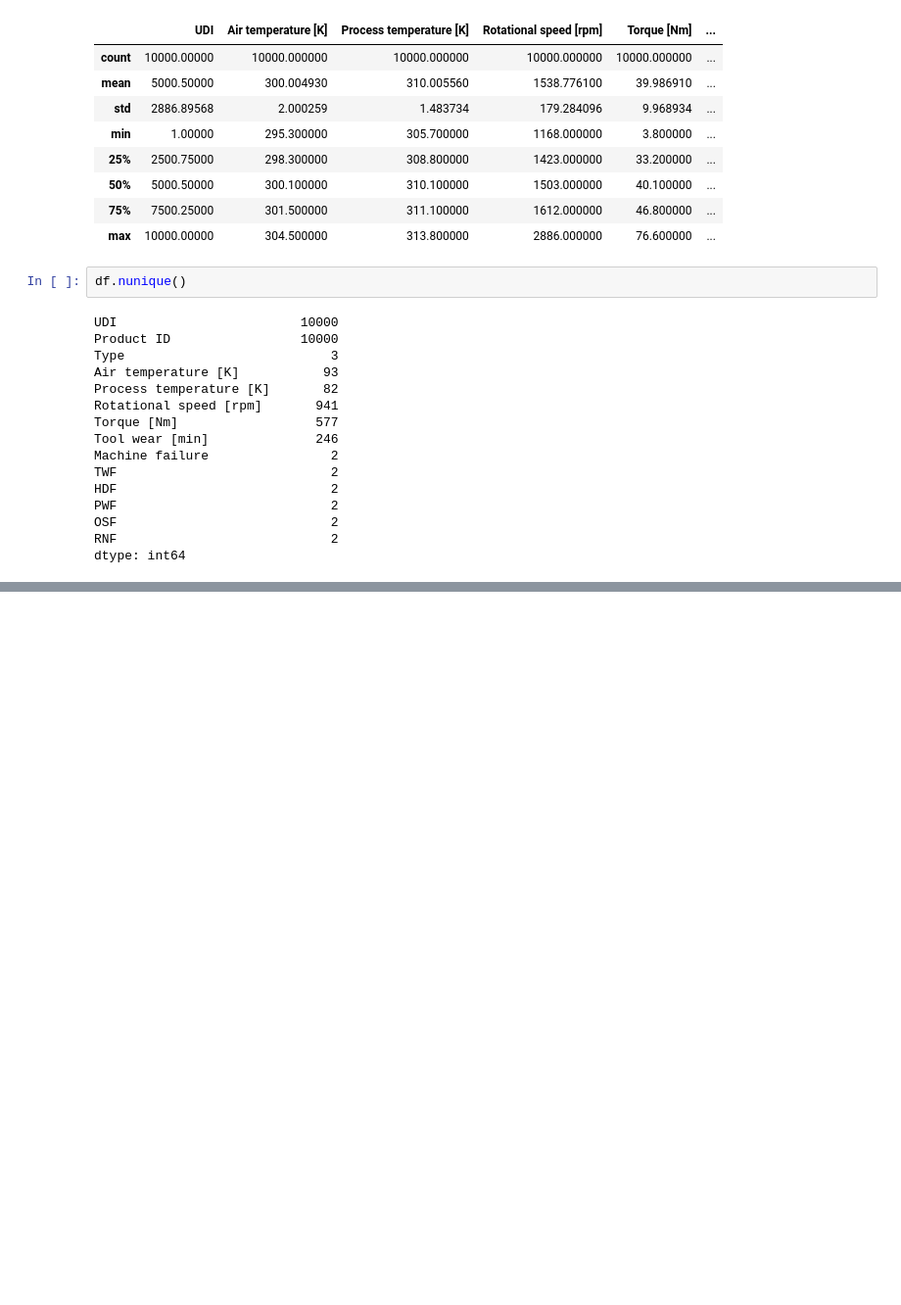
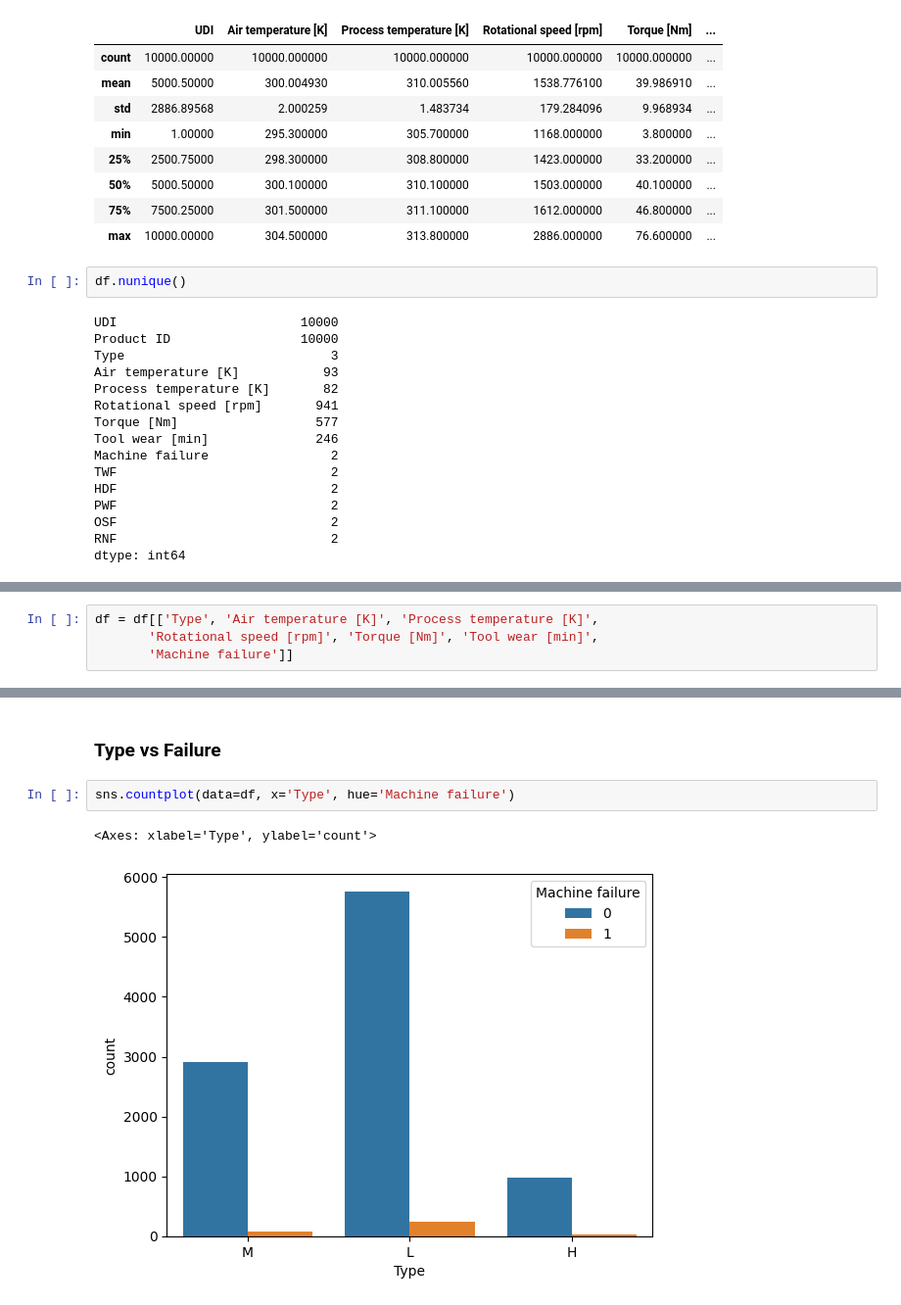
Before and after one commit to Suryansh9369/AI-Based-Predictive-Maintenance-Failure-Detection-System, a Jupyter notebook: notebooks/eda.ipynb, the cells around one changed output, grey strips where cells are left out. Shown at 98% size. Drawn from its saved outputs; the diff is of its cells as text; blank space fills up the shorter version.

```diff
--- a/notebooks/eda.ipynb
+++ b/notebooks/eda.ipynb
@@ -92,0 +91,4 @@ AttributeError: 'Series' object has no attribute 'columns'
+# %%
+df = df[['Type', 'Air temperature [K]', 'Process temperature [K]',
+       'Rotational speed [rpm]', 'Torque [Nm]', 'Tool wear [min]',
+       'Machine failure']]
@@ -92,0 +125,7 @@ AttributeError: 'Series' object has no attribute 'columns'
+# %% [markdown]
+### Type vs Failure
+# %%
+sns.countplot(data=df, x='Type', hue='Machine failure')
+# %% [output]
+<Axes: xlabel='Type', ylabel='count'>
+[figure, added]
```
Also changed, not shown: parts of 24 cells of this notebook, 3 other files.
